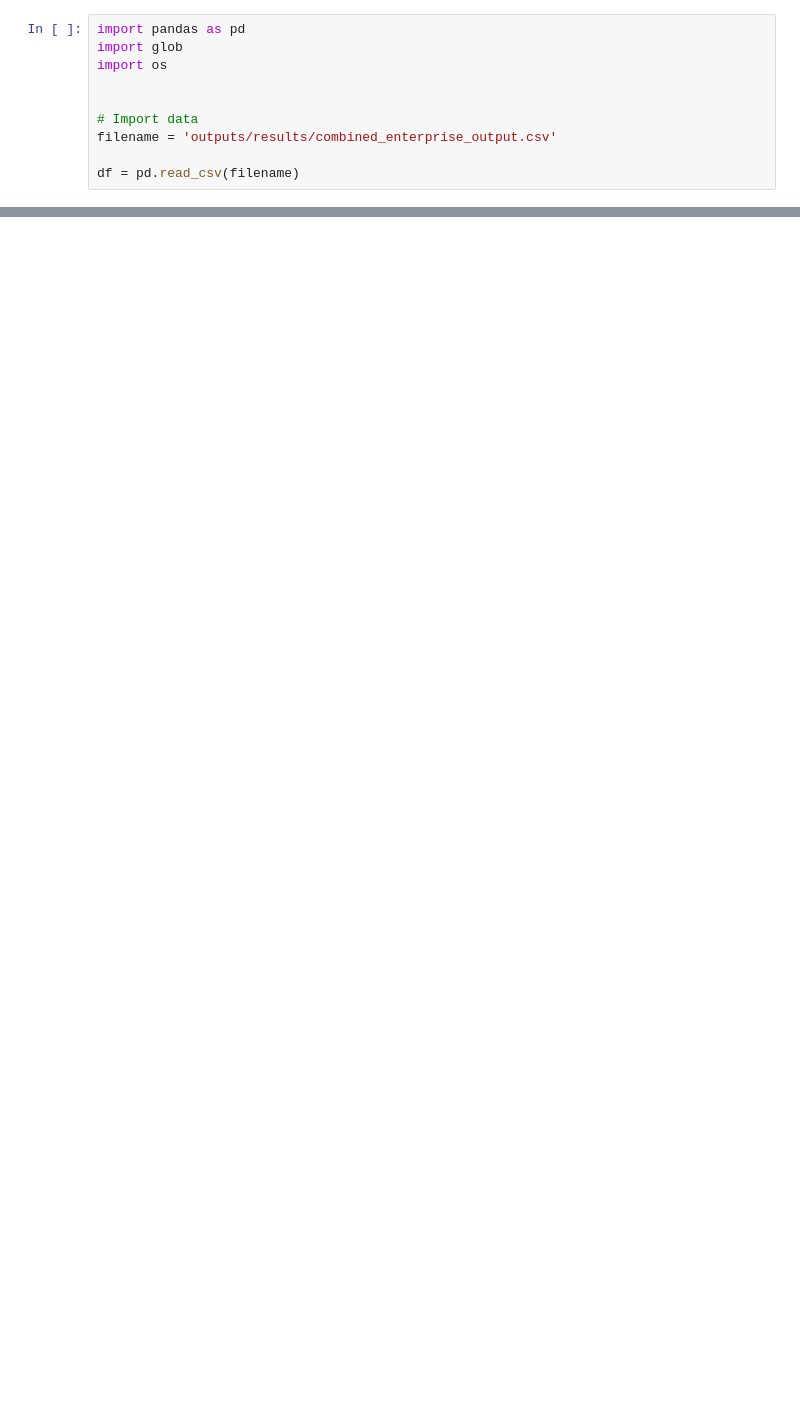
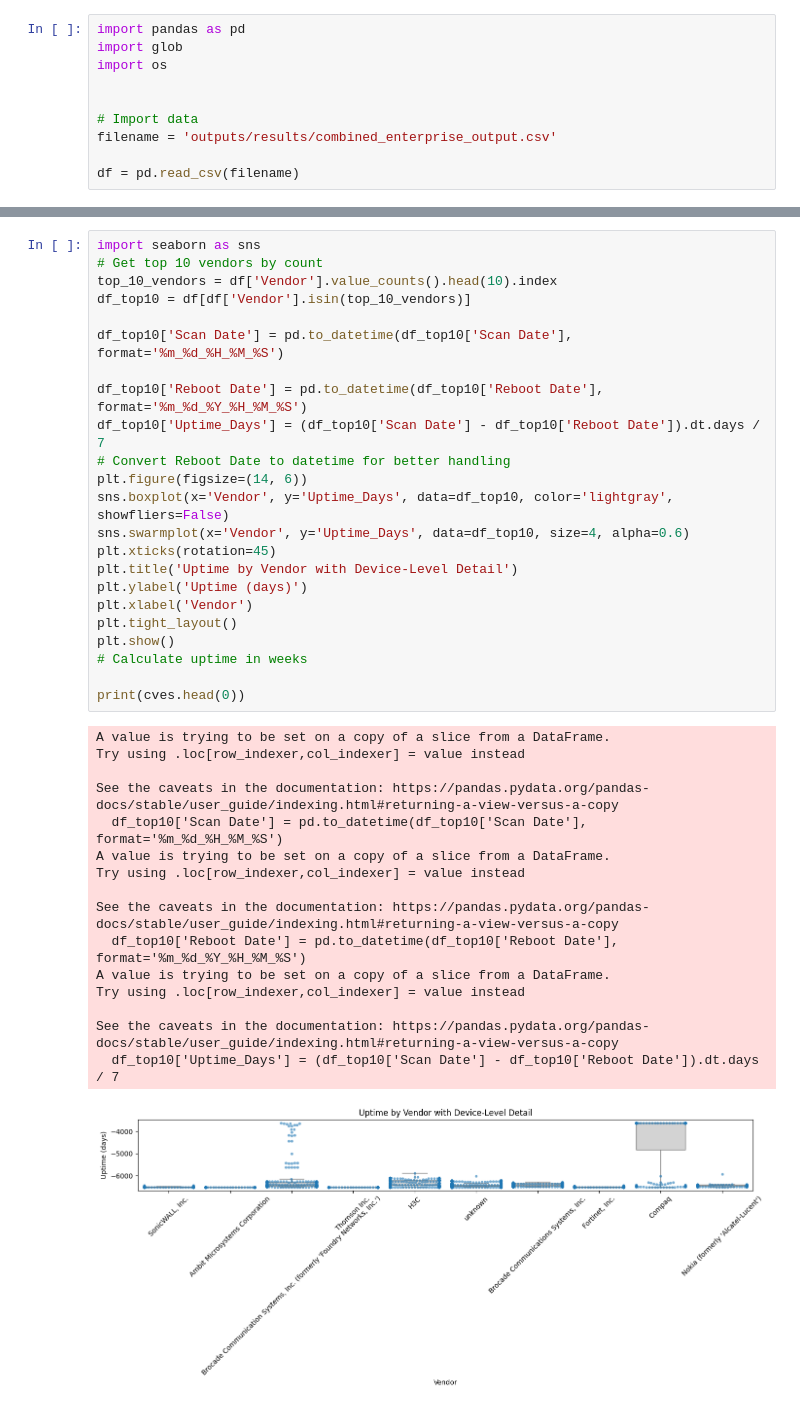
Before and after one commit to HuibSprangers-leiden/HackingLab-SNMP, a Jupyter notebook: analysis.ipynb, the cells around one changed output, grey strips where cells are left out. Drawn from its saved outputs; the diff is of its cells as text; blank space fills up the shorter version.

Commit message:
Add published date to cves + some analysis

```diff
--- a/analysis.ipynb
+++ b/analysis.ipynb
@@ -54,0 +119,40 @@ Index: []
+# %%
+import seaborn as sns
+# Get top 10 vendors by count
+top_10_vendors = df['Vendor'].value_counts().head(10).index
+df_top10 = df[df['Vendor'].isin(top_10_vendors)]
+
+df_top10['Scan Date'] = pd.to_datetime(df_top10['Scan Date'], format='%m_%d_%H_%M_%S')
+
+df_top10['Reboot Date'] = pd.to_datetime(df_top10['Reboot Date'], format='%m_%d_%Y_%H_%M_%S')
+df_top10['Uptime_Days'] = (df_top10['Scan Date'] - df_top10['Reboot Date']).dt.days / 7
+# Convert Reboot Date to datetime for better handling
+plt.figure(figsize=(14, 6))
+sns.boxplot(x='Vendor', y='Uptime_Days', data=df_top10, color='lightgray', showfliers=False)
+sns.swarmplot(x='Vendor', y='Uptime_Days', data=df_top10, size=4, alpha=0.6)
+plt.xticks(rotation=45)
+plt.title('Uptime by Vendor with Device-Level Detail')
+plt.ylabel('Uptime (days)')
+plt.xlabel('Vendor')
+plt.tight_layout()
+plt.show()
+# Calculate uptime in weeks
+
+print(cves.head(0))
+# %% [output]
+A value is trying to be set on a copy of a slice from a DataFrame.
+Try using .loc[row_indexer,col_indexer] = value instead
+
+See the caveats in the documentation: https://pandas.pydata.org/pandas-docs/stable/user_guide/indexing.html#returning-a-view-versus-a-copy
+  df_top10['Scan Date'] = pd.to_datetime(df_top10['Scan Date'], format='%m_%d_%H_%M_%S')
+A value is trying to be set on a copy of a slice from a DataFrame.
+Try using .loc[row_indexer,col_indexer] = value instead
+
+See the caveats in the documentation: https://pandas.pydata.org/pandas-docs/stable/user_guide/indexing.html#returning-a-view-versus-a-copy
+  df_top10['Reboot Date'] = pd.to_datetime(df_top10['Reboot Date'], format='%m_%d_%Y_%H_%M_%S')
+A value is trying to be set on a copy of a slice from a DataFrame.
+Try using .loc[row_indexer,col_indexer] = value instead
+
+See the caveats in the documentation: https://pandas.pydata.org/pandas-docs/stable/user_guide/indexing.html#returning-a-view-versus-a-copy
+  df_top10['Uptime_Days'] = (df_top10['Scan Date'] - df_top10['Reboot Date']).dt.days / 7
+[figure, added]
```
Also changed, not shown: parts of 3 cells of this notebook, 1 other file.
